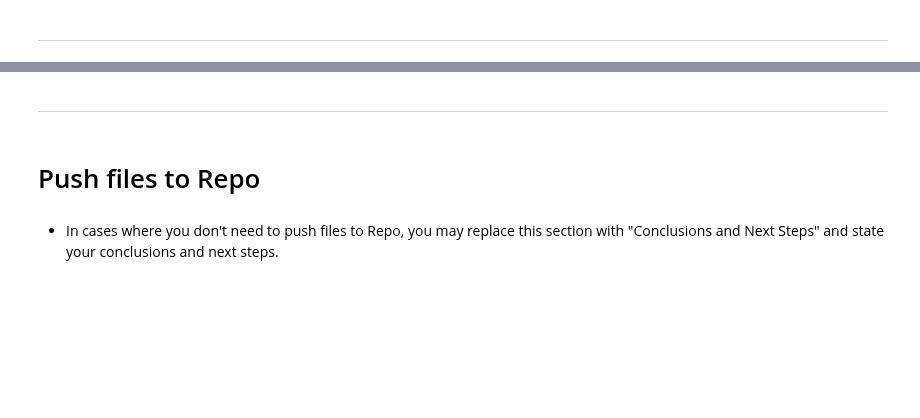
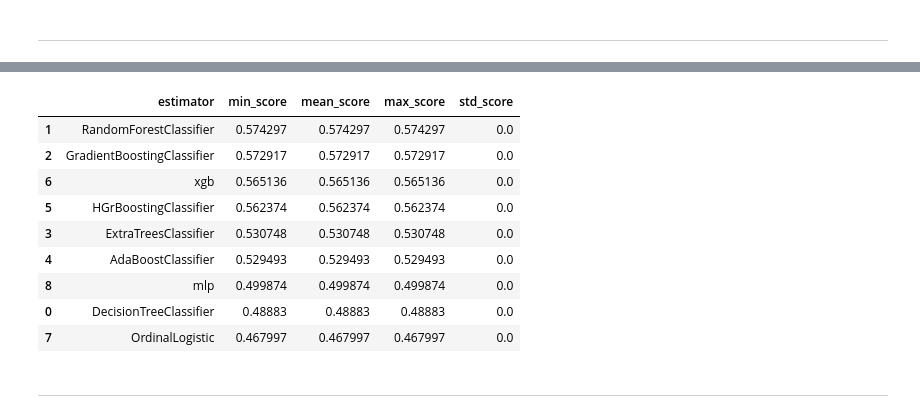
Before and after one commit to Sonya-J00/US_Accidents_ML_Project, a Jupyter notebook: jupyter_notebooks/(6)ML_Optimisation.ipynb, the cells around one changed output, grey strips where cells are left out. Saved outputs shown, nothing was run; the diff lists cells and outputs as text; code cells hidden in the pictures; blank space fills up the shorter version.

```diff
--- a/jupyter_notebooks/(6)ML_Optimisation.ipynb
+++ b/jupyter_notebooks/(6)ML_Optimisation.ipynb
@@ -62,0 +335,24 @@ NOTE
+# %%
+models_search = {
+    "DecisionTreeClassifier": DecisionTreeClassifier(random_state=0),
+    "RandomForestClassifier": RandomForestClassifier(random_state=0),
+    "GradientBoostingClassifier": GradientBoostingClassifier(random_state=0),
+    "ExtraTreesClassifier": ExtraTreesClassifier(random_state=0),
+    "AdaBoostClassifier": AdaBoostClassifier(random_state=0),
+    "HGrBoostingClassifier": HistGradientBoostingClassifier(random_state=0),
+    "xgb": XGBClassifier(random_state=0),
+    "OrdinalLogistic": LogisticAT(),
+    "mlp": MLPClassifier(random_state=0)
+}
+# %%
+params_search = {
+    "DecisionTreeClassifier": {},
+    "RandomForestClassifier": {},
+    "GradientBoostingClassifier": {},
+    "ExtraTreesClassifier": {},
+    "AdaBoostClassifier": {},
+    "HGrBoostingClassifier": {},
+    "xgb": {},
+    "OrdinalLogistic": {},
+    "mlp": {}
+}
@@ -62,0 +400,8 @@ NOTE
+# %%
+search = HyperparameterOptimizationSearch(models=models_search, params=params_search)
+search.fit(
+    X_train, y_train,
+    scoring='accuracy',
+    n_jobs=-1,
+    cv=2
+)
@@ -63,6 +426,16 @@ NOTE
+# %%
+grid_search_summary, grid_search_pipelines = search.score_summary(sort_by='mean_score')
+grid_search_summary
+# %% [output]
+|  | estimator | min_score | mean_score | max_score | std_score |
+| 1 | RandomForestClassifier | 0.574297 | 0.574297 | 0.574297 | 0.0 |
+| 2 | GradientBoostingClassifier | 0.572917 | 0.572917 | 0.572917 | 0.0 |
+| 6 | xgb | 0.565136 | 0.565136 | 0.565136 | 0.0 |
+| 5 | HGrBoostingClassifier | 0.562374 | 0.562374 | 0.562374 | 0.0 |
+| 3 | ExtraTreesClassifier | 0.530748 | 0.530748 | 0.530748 | 0.0 |
+| 4 | AdaBoostClassifier | 0.529493 | 0.529493 | 0.529493 | 0.0 |
+| 8 | mlp | 0.499874 | 0.499874 | 0.499874 | 0.0 |
+| 0 | DecisionTreeClassifier | 0.48883 | 0.48883 | 0.48883 | 0.0 |
+| 7 | OrdinalLogistic | 0.467997 | 0.467997 | 0.467997 | 0.0 |
 # %% [markdown]
 ---
-# %% [markdown]
-# Push files to Repo
-# %% [markdown]
-* In cases where you don't need to push files to Repo, you may replace this section with "Conclusions and Next Steps" and state your conclusions and next steps.
```
Also changed, not shown: parts of 48 cells of this notebook.
